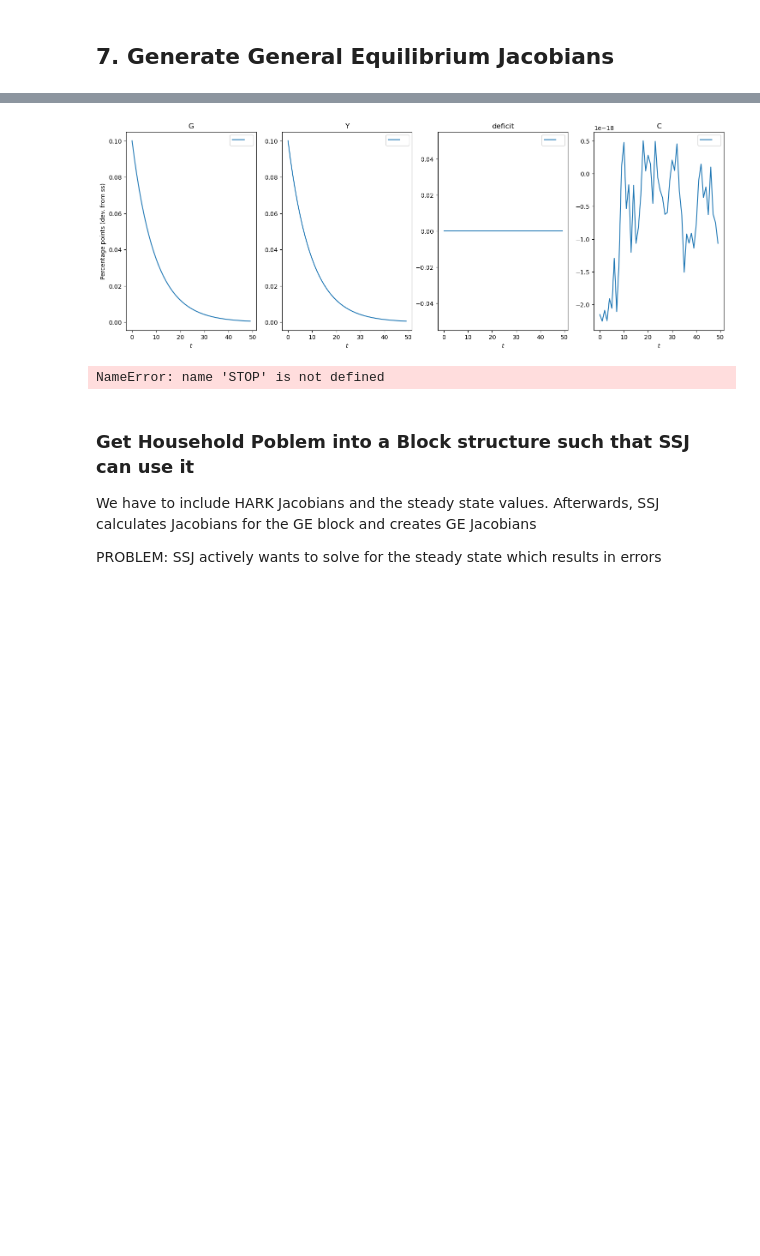
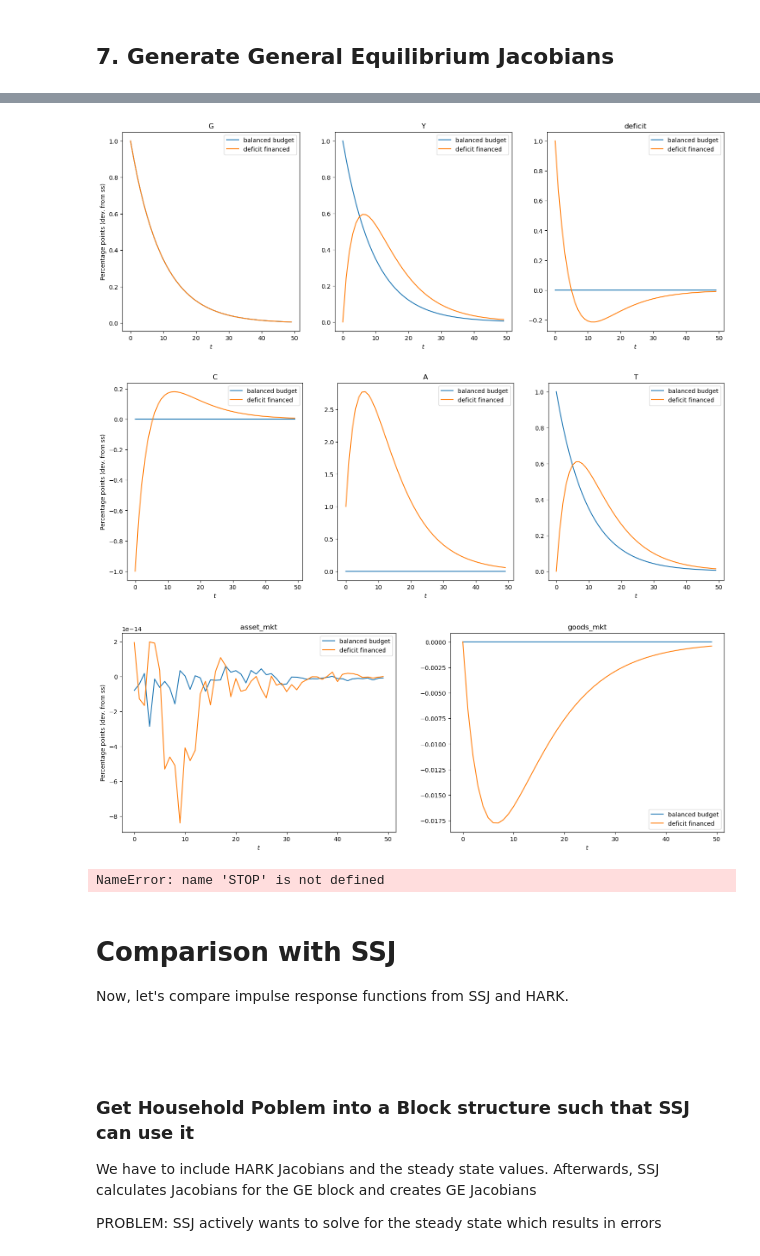
Before and after one commit to AMonninger/REMARK-ECB, a Jupyter notebook: code/python/IndShockConsumerType_HANK.ipynb, the cells around one changed output, grey strips where cells are left out. Saved outputs shown, nothing was run; the diff lists cells and outputs as text; code cells hidden in the pictures; blank space fills up the shorter version.

```diff
--- a/code/python/IndShockConsumerType_HANK.ipynb
+++ b/code/python/IndShockConsumerType_HANK.ipynb
@@ -240,5 +243,5 @@ plt.show()
 # %%
-CJACN_GE, AJACN_GE = Agent_ss.calc_jacobian('labor', 200)
+CJACN_GE, AJACN_GE = Agent_ss.calc_jacobian('labor', T)
 # %%
 plt.plot(CJACN_GE.T[0])
 plt.plot(CJACN_GE.T[10])
@@ -292,8 +299,10 @@ unknowns = ['Y']
 targets = ['asset_mkt']
 exogenous = ['G']
 
-G_std = .001
+# T = 300
+G_std = .01
 G_persistence = .9
-regular_G_shock_path = {"G": G_std*G_persistence**np.arange(200)}
+dG =  G_std*G_persistence**np.arange(T)
+shocks_G = {"G": dG}
 # %%
-irfs_B = HARK_HANK.solve_impulse_linear(HARK_SteadyState_Dict, unknowns, targets, regular_G_shock_path)
+irfs_G = HARK_HANK.solve_impulse_linear(HARK_SteadyState_Dict, unknowns, targets, shocks_G)
@@ -320,11 +337,27 @@ def show_irfs(irfs_list, variables, labels=[" "], ylabel=r"Percentage points (de
+# %%
+# Deficit Spending
+rho_B = 0.9
+dB = np.cumsum(dG) * rho_B ** np.arange(T)
+shocks_B = {'G': dG, 'B': dB}
+
+irfs_B = HARK_HANK.solve_impulse_linear(HARK_SteadyState_Dict, unknowns, targets, shocks_B)
 # %%
-show_irfs([irfs_B], ['G', 'Y', 'deficit', 'C'], labels=["balanced budget", "deficit financed"])
+show_irfs([irfs_G, irfs_B], ['G', 'Y', 'deficit'], labels=["balanced budget", "deficit financed"])
+show_irfs([irfs_G, irfs_B], ['C', 'A', 'T'], labels=["balanced budget", "deficit financed"])
+show_irfs([irfs_G, irfs_B], ['asset_mkt', 'goods_mkt'], labels=["balanced budget", "deficit financed"])
 # %% [output]
-[figure, old version]
+[figure, new version]
+[figure, added]
+[figure, added]
 # %%
 STOP
 # %% [output]
 NameError: name 'STOP' is not defined
+# %% [markdown]
+# Comparison with SSJ
+Now, let's compare impulse response functions from SSJ and HARK.
+# %% [markdown]
+###
 # %% [markdown]
 ### Get Household Poblem into a Block structure such that SSJ can use it
 We have to include HARK Jacobians and the steady state values. Afterwards, SSJ calculates Jacobians for the GE block and creates GE Jacobians
```
Also changed, not shown: parts of 26 cells of this notebook.
